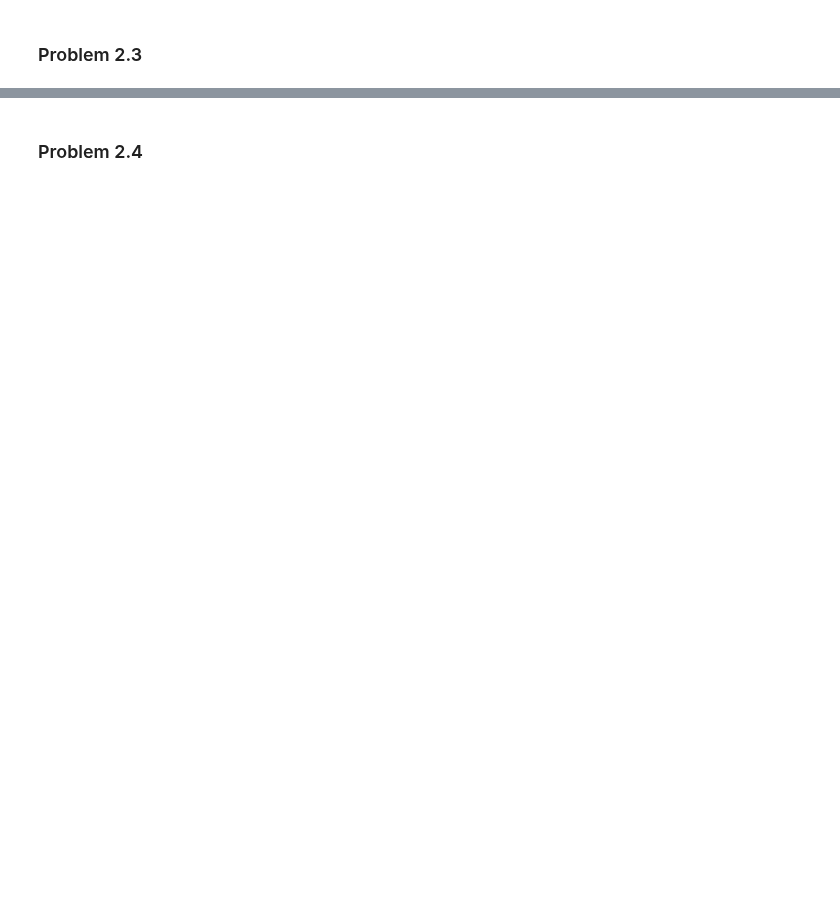
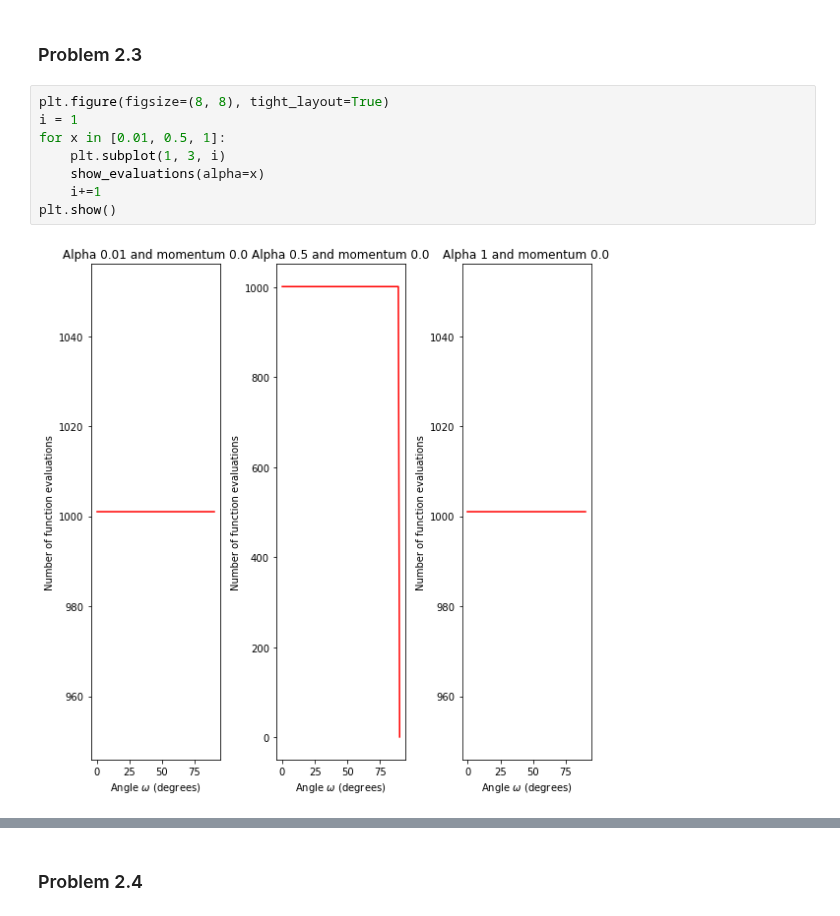
Before and after one commit to matteo8p/cs370, a Jupyter notebook: homework03/homework03_caleb.ipynb, the cells around one changed output, grey strips where cells are left out. Saved outputs shown, nothing was run; the diff lists cells and outputs as text; blank space fills up the shorter version.

```diff
--- a/homework03/homework03_caleb.ipynb
+++ b/homework03/homework03_caleb.ipynb
@@ -101,2 +223,12 @@ def draw_circle(center=(0., 0.), radius=1., samples=300, color='r'):
 # %% [markdown]
 ### Problem 2.3
+# %%
+plt.figure(figsize=(8, 8), tight_layout=True)
+i = 1
+for x in [0.01, 0.5, 1]:
+    plt.subplot(1, 3, i)
+    show_evaluations(alpha=x)
+    i+=1
+plt.show()
+# %% [output]
+[figure, added]
```
Also changed, not shown: parts of 17 cells of this notebook.
